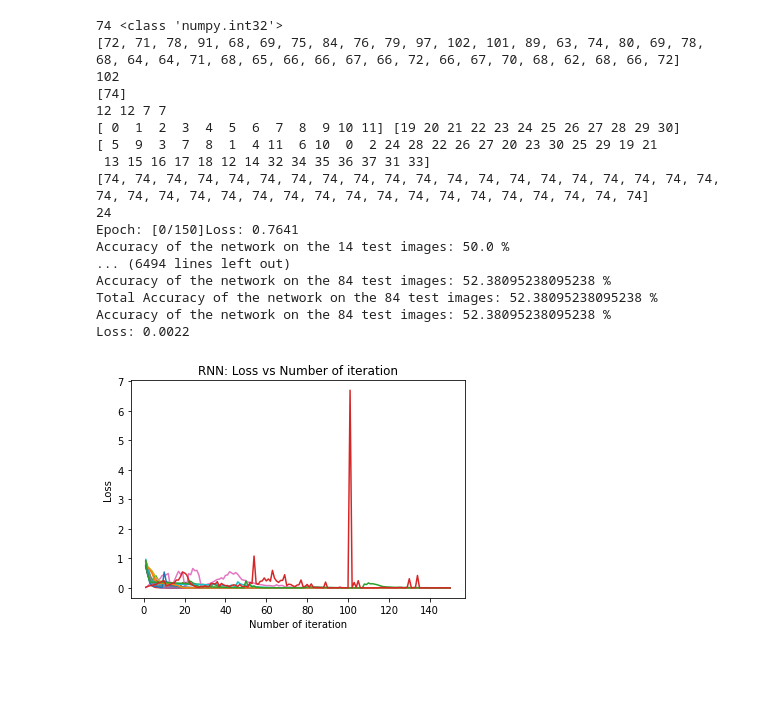
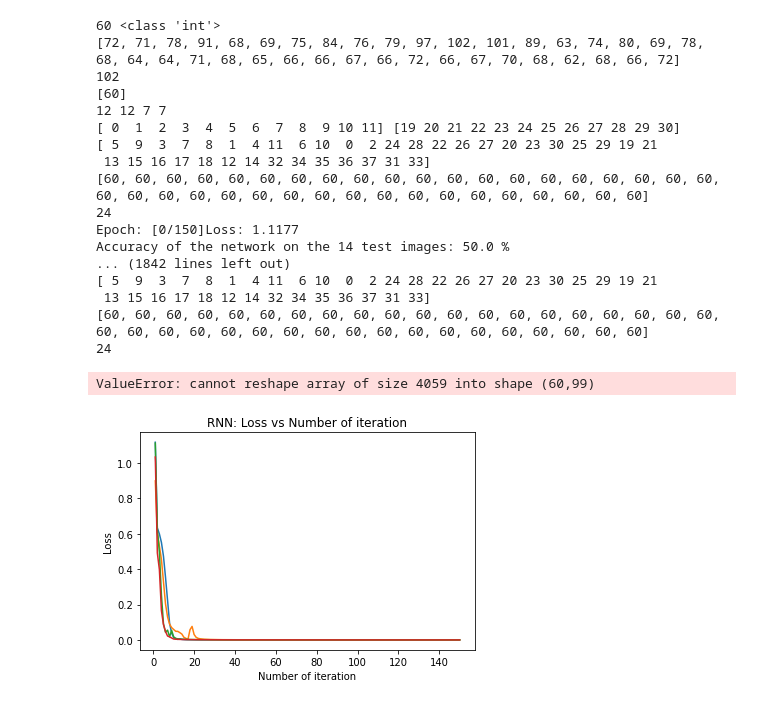
Before and after one commit to blueginah/DrivingHelper, a Jupyter notebook: Untitled1-Copy1.ipynb, the cells around one changed output. Saved outputs shown, nothing was run; the diff lists cells and outputs as text; code cells hidden in the pictures; blank space fills up the shorter version.

```diff
--- a/Untitled1-Copy1.ipynb
+++ b/Untitled1-Copy1.ipynb
@@ -16,7 +16,7 @@ number_of_corner_list = [1,2,3,4,5,6,6]
 d2 = {'test sample': [], 'loss': [], 'accuracy': [], 'epoch' : [], 'batch':[],'learning rate' :[], 'hidden size':[],'hidden_layer':[]}
 df2 = pd.DataFrame(data=d2)
 feature_list = [0, 1]
-for i in range(2):
+for i in range(1):
     feature = feature_list[i]
     for i in range(7):
         start = start_list[i]
@@ -25,12 +25,15 @@ for i in range(2):
         num_row = []
         num_row_corner = []
         percent = []
-    #     start = 0
+    #     start = 0s
     #     number_of_corner = 1
         f_1 = 'beginner_expert_processedData/beginner/beginner_'
         f_3 = '.csv'
         num_begin = 19
         curveList = [[103.9, 209.3], [316.6, 399.6], [425.3, 517.9], [590.5, 756.9], [1048.7, 1110.5], [1212.3, 1437.1]]
+#         curveList = [[103.9, 156.6], [156.6, 209.3], [316.6, 358.1], [358.1, 399.6],
+#                      [425.3, 471.6], [471.6, 517.9],p[590.5, 673.7], [673.7, 756.9],
+#                      [1048.7, 1079.6], [1079.6, 1110.5], [1212.3, 1324.7], [1324.7, 1437.1]]
 
         df_concat = pd.DataFrame()
 
@@ -87,7 +90,8 @@ for i in range(2):
             df_concat = pd.DataFrame()
             df_exp = []
             num_row_corner = np.array(num_row_corner)
-            per = np.percentile(num_row_corner, 70).astype('int')
+#             per = np.percentile(num_row_corner, 70).astype('int')
+            per = 60  ##truncate to 60
         #     np.ndarray.tolist(per)
             print(per,type(per))
             percent.append(per)
@@ -97,6 +101,9 @@ for i in range(2):
 
         print(num_row)
         sequence_length = max(num_row)
+        if sequence_length < 60:
+            sequnce_length = 61
+
         print(sequence_length)
         mean_row = round(np.mean(num_row))
         mean_row = min(num_row)
@@ -217,8 +224,8 @@ for i in range(2):
             x_normal = scaler.fit_transform(x_original)
             x_normal = scaler.transform(x_original)
 
-
-            x_normal = np.pad(x_normal,[(0,sequence_length-num_row[i]),(0,0)]) #post padding
+            x_normal = np.pad(x_normal,[(0,sequence_length-num_row[i]),(0,0)],'edge') #post padding ## edge padding
+#             x_normal = np.pad(x_normal,[(0,sequence_length-num_row[i]),(0,0)]) #post padding
         #     x_normal = np.pad(x_normal,[(sequence_length-num_row[i],0),(0,0)]) #pre padding
 
 
@@ -387,43 +394,46 @@ for i in range(2):
 
         plt.plot(iteration_list,loss_list)
         plt.xlabel("Number of iteration")
         plt.ylabel("Loss")
         plt.title("RNN: Loss vs Number of iteration")
     #     plt.show()
         if feature == 0:
             plt.savefig(f'cornerData/loss_VS_epoch_corner{number_of_corner}_{number_of_corner-start}_allFeat1.png')
         else:
             plt.savefig(f'cornerData/loss_VS_epoch_corner{number_of_corner}_{number_of_corner-start}_selectedFeat1.png')
         print(f'Accuracy of the network on the {num_begin_test + num_exp_test} test images: {acc} %')
         print(f'Loss: {loss.item():.4f}')
 
         d = {'test sample': [num_begin_test + num_exp_test], 'loss': [loss.item()], 'accuracy': [acc], 'epoch' : [num_epochs], 'batch':[batches],'learning rate' :[learning_rate], 'hidden size':[hidden_size],'hidden_layer':[num_layers]}
         df = pd.DataFrame(data=d)
         df2 = df2.append(df)
 
     if feature == 0:
         df2.to_csv('cornerData/result_gru_allFeature1.csv')
     else:
         df2.to_csv('cornerData/result_gru_selectedFeature1.csv')
+
+t
 # %% [output]
-74 <class 'numpy.int32'>
+60 <class 'int'>
 [72, 71, 78, 91, 68, 69, 75, 84, 76, 79, 97, 102, 101, 89, 63, 74, 80, 69, 78, 68, 64, 64, 71, 68, 65, 66, 66, 67, 66, 72, 66, 67, 70, 68, 62, 68, 66, 72]
 102
-[74]
+[60]
 12 12 7 7
 [ 0  1  2  3  4  5  6  7  8  9 10 11] [19 20 21 22 23 24 25 26 27 28 29 30]
 [ 5  9  3  7  8  1  4 11  6 10  0  2 24 28 22 26 27 20 23 30 25 29 19 21
  13 15 16 17 18 12 14 32 34 35 36 37 31 33]
-[74, 74, 74, 74, 74, 74, 74, 74, 74, 74, 74, 74, 74, 74, 74, 74, 74, 74, 74, 74, 74, 74, 74, 74, 74, 74, 74, 74, 74, 74, 74, 74, 74, 74, 74, 74, 74, 74]
+[60, 60, 60, 60, 60, 60, 60, 60, 60, 60, 60, 60, 60, 60, 60, 60, 60, 60, 60, 60, 60, 60, 60, 60, 60, 60, 60, 60, 60, 60, 60, 60, 60, 60, 60, 60, 60, 60]
 24
-Epoch: [0/150]Loss: 0.7641
+Epoch: [0/150]Loss: 1.1177
 Accuracy of the network on the 14 test images: 50.0 %
-... (6494 lines left out)
-Accuracy of the network on the 84 test images: 52.38095238095238 %
-Total Accuracy of the network on the 84 test images: 52.38095238095238 %
-Accuracy of the network on the 84 test images: 52.38095238095238 %
-Loss: 0.0022
+... (1842 lines left out)
+[ 5  9  3  7  8  1  4 11  6 10  0  2 24 28 22 26 27 20 23 30 25 29 19 21
+ 13 15 16 17 18 12 14 32 34 35 36 37 31 33]
+[60, 60, 60, 60, 60, 60, 60, 60, 60, 60, 60, 60, 60, 60, 60, 60, 60, 60, 60, 60, 60, 60, 60, 60, 60, 60, 60, 60, 60, 60, 60, 60, 60, 60, 60, 60, 60, 60]
+24
+ValueError: cannot reshape array of size 4059 into shape (60,99)
-[figure, old version]
+[figure, new version]
 # %%
 # df2.to_csv('cornerData/result_gru.csv')
 # d2 = {'test sample': [], 'loss': [], 'accuracy': [], 'epoch' : [], 'batch':[],'learning rate' :[], 'hidden size':[],'hidden_layer':[]}
```
Also changed, not shown: parts of 2 cells of this notebook, 18 other files.
